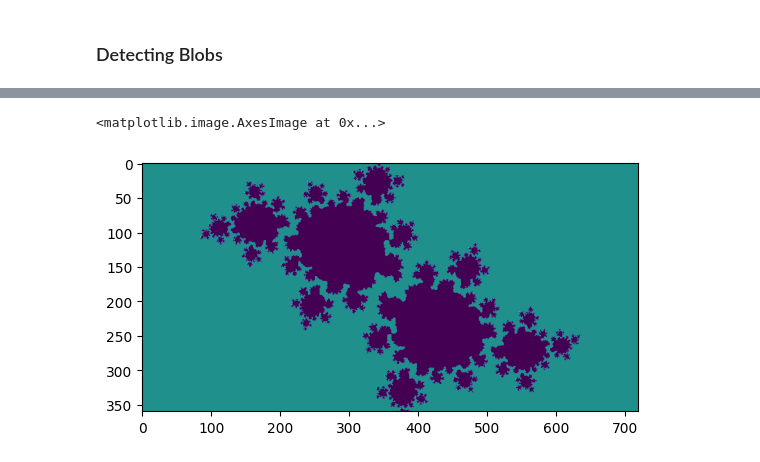
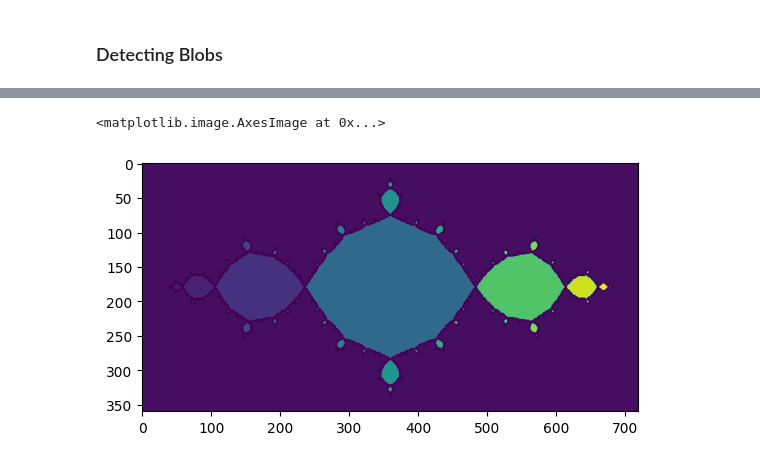
Before and after one commit to Kartiv/Iteration-of-Rational-Functions, a Jupyter notebook: notebook.ipynb, the cells around one changed output, grey strips where cells are left out. Saved outputs shown, nothing was run; the diff lists cells and outputs as text; code cells hidden in the pictures.

```diff
--- a/notebook.ipynb
+++ b/notebook.ipynb
@@ -126,0 +119,24 @@ result = points(C)
+# %%
+def characterize_blobs(D): #gets the edge array and returns new array where each blob consists of a different number
+
+    arr = -np.ones(D.shape); #border of image
+    arr[0], arr[:,0], arr[-1], arr[:,-1] = 0, 0, 0, 0;
+
+    color = 1;
+    for i in range(1, len(D)-1):
+        for j in range(1, len(D[0])-1):
+
+            if(arr[i][j]<0 and D[i][j]):
+                expand(i, j, color, D, arr);
+                color+=1;
+
+    return arr
+
+def expand(i, j, color, D, arr):
+
+    arr[i][j] = color;
+    for i1 in range(i-1, i+2):
+        for j1 in range(j-1, j+2):
+            if D[i1][j1] and arr[i1][j1]<0:
+                expand(i1, j1, color, D, arr);
+    return
@@ -127,2 +149,8 @@ result = points(C)
+# %%
+b = characterize_blobs(D)
+plt.imshow(b.T)
+# %% [output]
+<matplotlib.image.AxesImage at 0x...>
+[figure, added]
 # %%
 def coordToIndex(xarr, yarr, x, y):
@@ -155,5 +163,0 @@ for itr in range(niter):
-# %%
-plt.imshow(D.T)
-# %% [output]
-<matplotlib.image.AxesImage at 0x...>
-[figure, removed]
```
Also changed, not shown: parts of 16 cells of this notebook, 5 other files.
